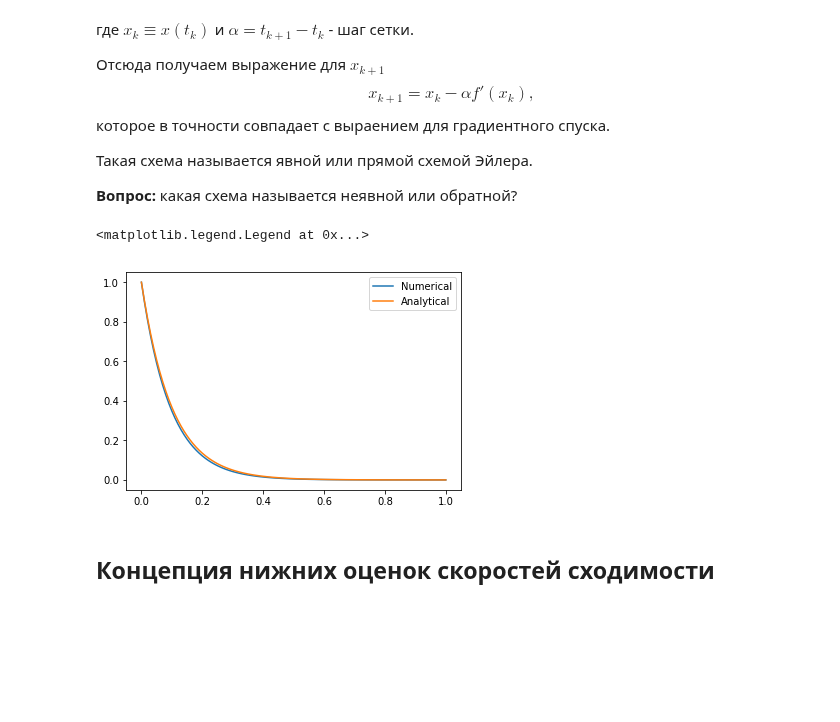
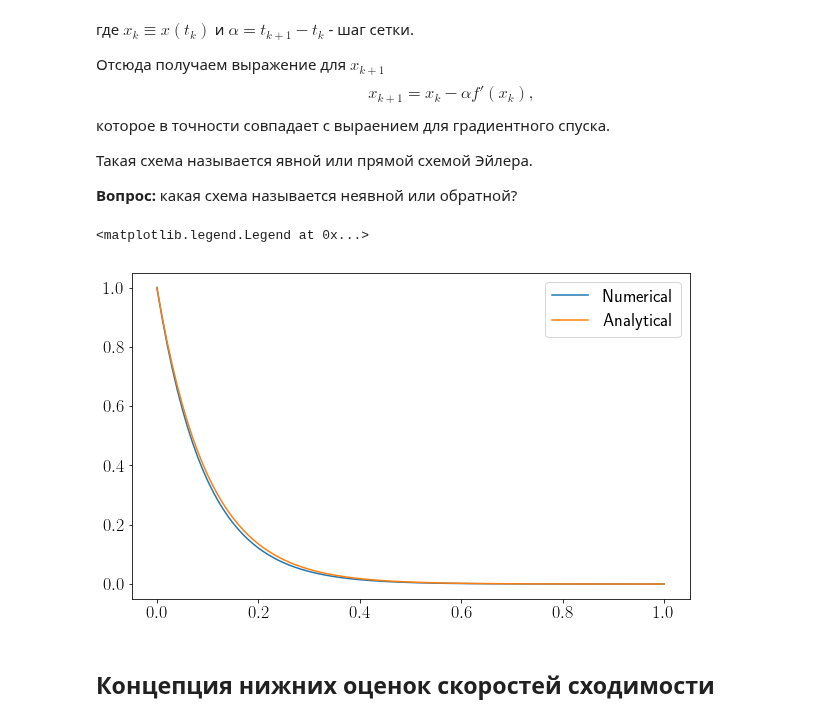
Before and after one commit to amkatrutsa/optimization_course, a Jupyter notebook: ODE4NesterovAcc/ODE4NesterovAcc.ipynb, the cells around one changed output. Saved outputs shown, nothing was run; the diff lists cells and outputs as text; code cells hidden in the pictures; blank space fills up the shorter version.

```diff
--- a/ODE4NesterovAcc/ODE4NesterovAcc.ipynb
+++ b/ODE4NesterovAcc/ODE4NesterovAcc.ipynb
@@ -72,13 +72,17 @@ for i in xrange(N):
 # %%
 %matplotlib inline
 import matplotlib.pyplot as plt
+plt.rc("text", usetex=True)
 t = np.linspace(a, b, N+1, endpoint=True)
+plt.figure(figsize=(10, 6))
 plt.plot(t, x, label="Numerical")
 plt.plot(t, x0 * np.exp(-alpha*t), label="Analytical")
-plt.legend()
+plt.xticks(fontsize=18)
+plt.yticks(fontsize=18)
+plt.legend(fontsize=18)
 # %% [output]
 <matplotlib.legend.Legend at 0x...>
-[figure, old version]
+[figure, new version]
 # %% [markdown]
 ## Концепция нижних оценок скоростей сходимости
 # %% [markdown]
```
Also changed, not shown: parts of 9 cells of this notebook.
